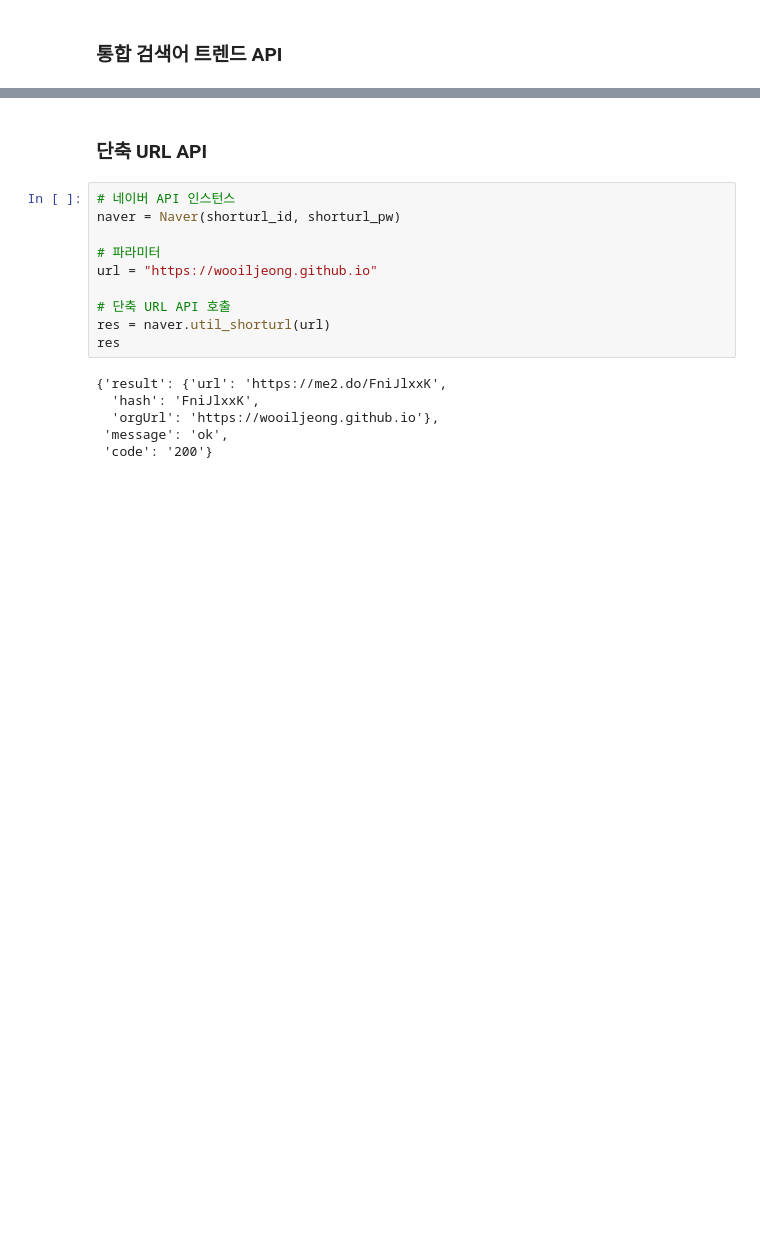
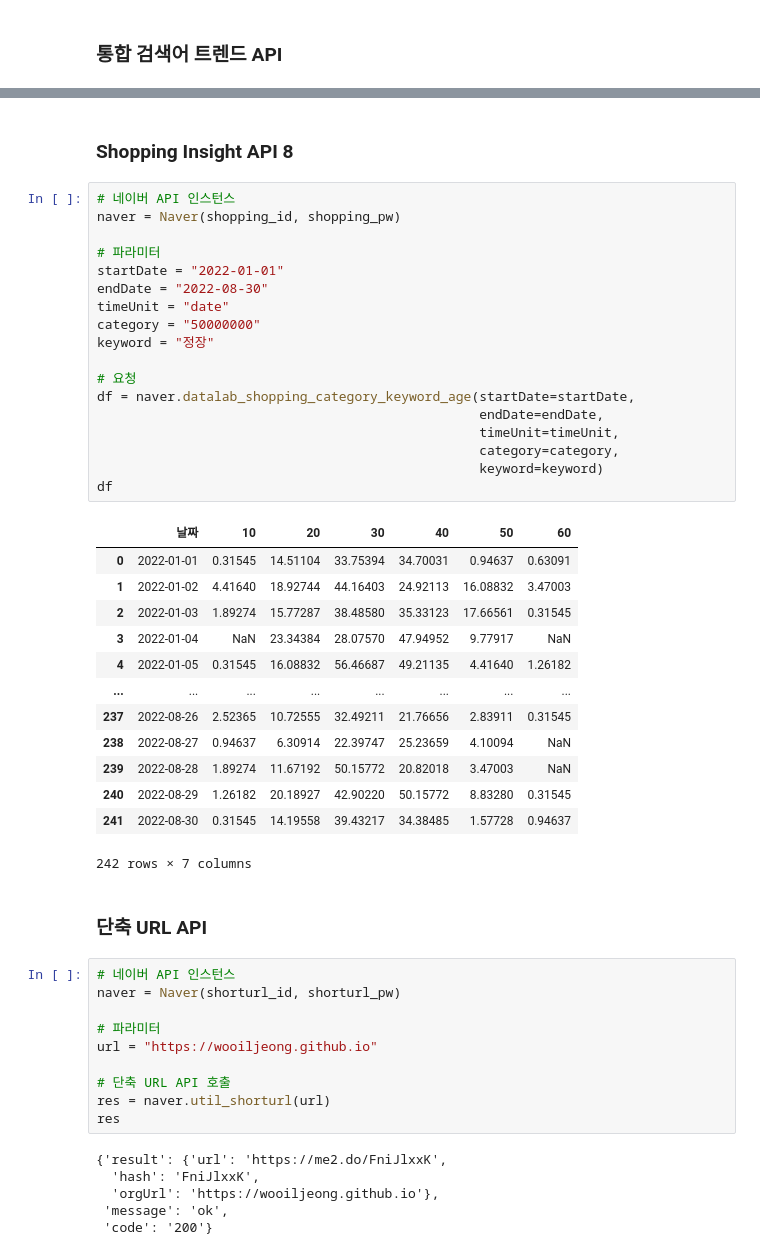
Before and after one commit to WooilJeong/PyNaver, a Jupyter notebook: develop.ipynb, the cells around one changed output, grey strips where cells are left out. Drawn from its saved outputs; the diff is of its cells as text; blank space fills up the shorter version.

```diff
--- a/develop.ipynb
+++ b/develop.ipynb
@@ -275,3 +580,37 @@ df
+# %% [markdown]
+### Shopping Insight API 8
+# %%
+# 네이버 API 인스턴스
+naver = Naver(shopping_id, shopping_pw)
+
+# 파라미터
+startDate = "2022-01-01"
+endDate = "2022-08-30"
+timeUnit = "date"
+category = "50000000"
+keyword = "정장"
+
+# 요청
+df = naver.datalab_shopping_category_keyword_age(startDate=startDate,
+                                                 endDate=endDate,
+                                                 timeUnit=timeUnit,
+                                                 category=category,
+                                                 keyword=keyword)
+df
+# %% [output]
+|  | 날짜 | 10 | 20 | 30 | 40 | 50 | 60 |
+| 0 | 2022-01-01 | 0.31545 | 14.51104 | 33.75394 | 34.70031 | 0.94637 | 0.63091 |
+| 1 | 2022-01-02 | 4.41640 | 18.92744 | 44.16403 | 24.92113 | 16.08832 | 3.47003 |
+| 2 | 2022-01-03 | 1.89274 | 15.77287 | 38.48580 | 35.33123 | 17.66561 | 0.31545 |
+| 3 | 2022-01-04 | NaN | 23.34384 | 28.07570 | 47.94952 | 9.77917 | NaN |
+| 4 | 2022-01-05 | 0.31545 | 16.08832 | 56.46687 | 49.21135 | 4.41640 | 1.26182 |
+| ... | ... | ... | ... | ... | ... | ... | ... |
+| 237 | 2022-08-26 | 2.52365 | 10.72555 | 32.49211 | 21.76656 | 2.83911 | 0.31545 |
+| 238 | 2022-08-27 | 0.94637 | 6.30914 | 22.39747 | 25.23659 | 4.10094 | NaN |
+| 239 | 2022-08-28 | 1.89274 | 11.67192 | 50.15772 | 20.82018 | 3.47003 | NaN |
+| 240 | 2022-08-29 | 1.26182 | 20.18927 | 42.90220 | 50.15772 | 8.83280 | 0.31545 |
+| 241 | 2022-08-30 | 0.31545 | 14.19558 | 39.43217 | 34.38485 | 1.57728 | 0.94637 |
+242 rows × 7 columns
 # %% [markdown]
 ### 단축 URL API
 # %%
```
Also changed, not shown: parts of 19 cells of this notebook, 3 other files.
